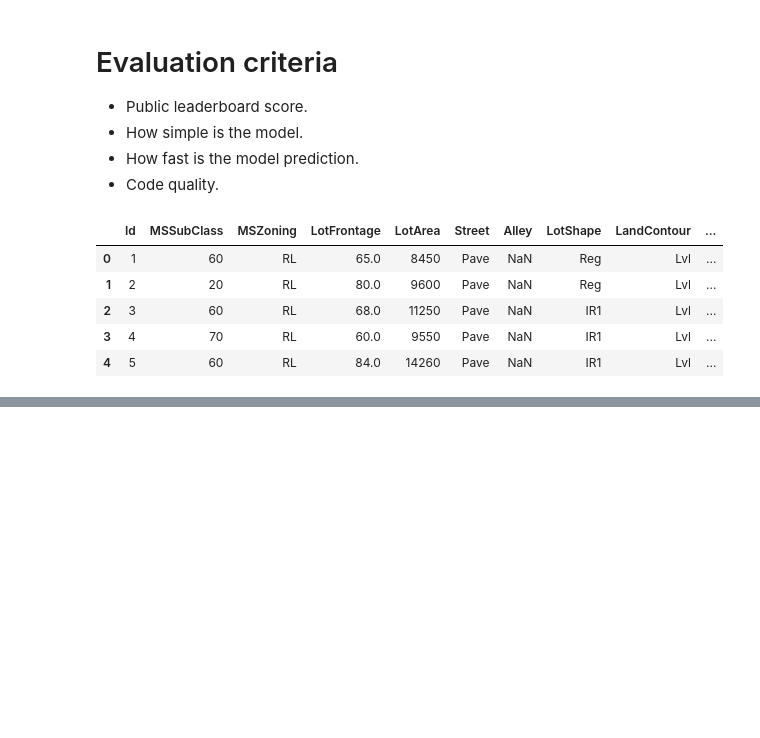
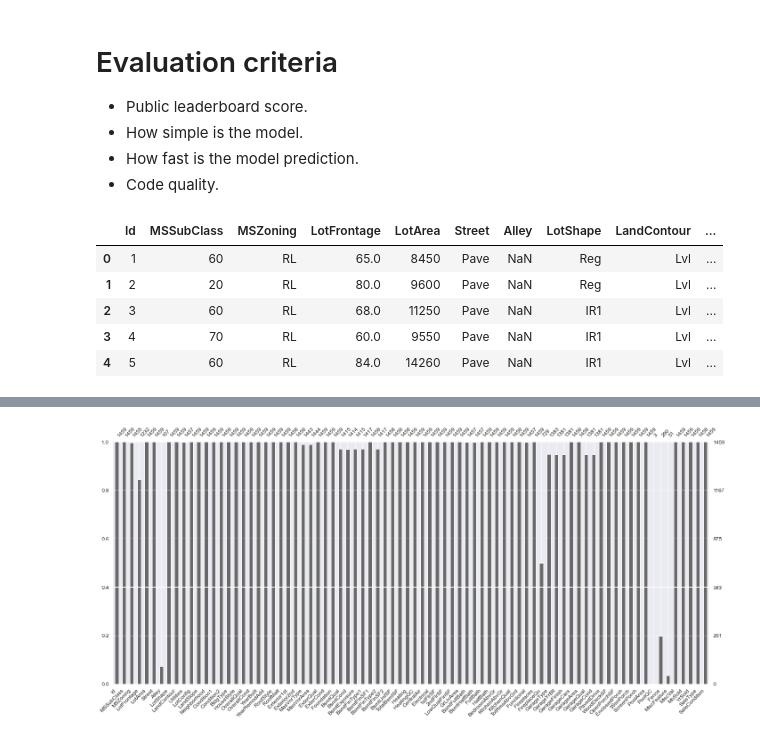
Before and after one commit to Gedas-LT/kaggle-ames-house-prices-boost, a Jupyter notebook: notebook.ipynb, the cells around one changed output, grey strips where cells are left out. Cells and saved outputs as stored; diff of their text form; code cells hidden in the pictures; blank space fills up the shorter version.

```diff
--- a/notebook.ipynb
+++ b/notebook.ipynb
@@ -48,5 +53,7 @@ train_data.head()
 # %%
-#msno.bar(test_data, labels=True, fontsize=12);
+msno.bar(test_data, labels=True, fontsize=12);
+# %% [output]
+[figure, added]
 # %%
 features_to_drop = ["Id", "Alley", "PoolArea", "PoolQC", "Fence", "MiscFeature"]
 
```
Also changed, not shown: parts of 14 cells of this notebook.
